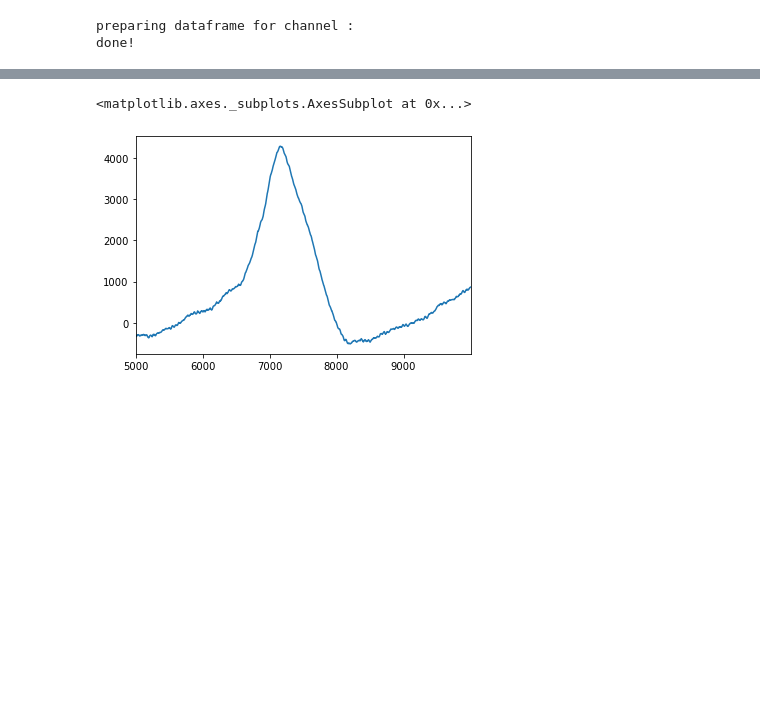
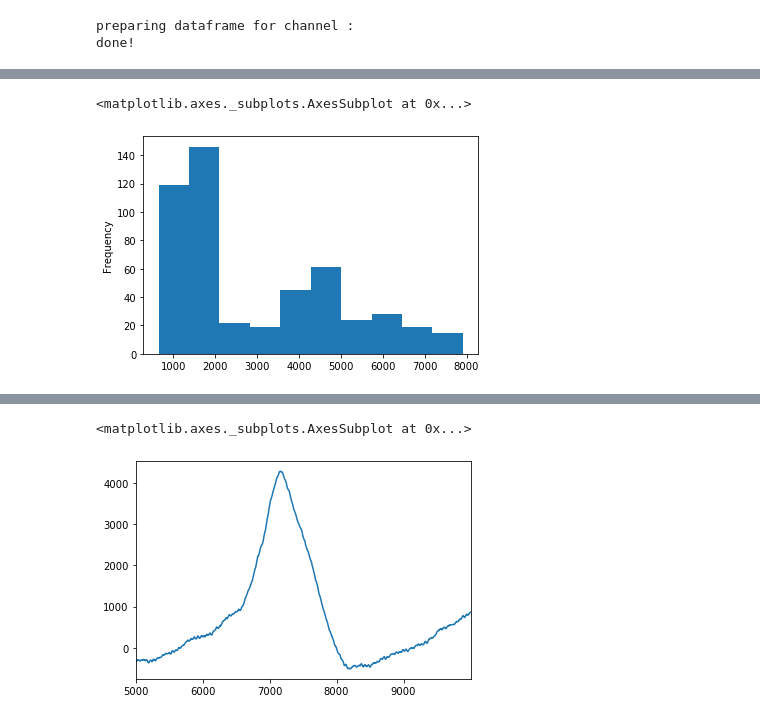
Before and after one commit to stbordoni/SiPM-XArapuca, a Jupyter notebook: calibration_ch2.ipynb, the cells around one changed output, grey strips where cells are left out. Drawn from its saved outputs; the diff is of its cells as text; code cells hidden in the pictures; blank space fills up the shorter version.

```diff
--- a/calibration_ch2.ipynb
+++ b/calibration_ch2.ipynb
@@ -311,0 +321,5 @@ df_wf_ch2_proc.to_csv("calib_ch2_501-1000files.csv")
+# %%
+df_wf_ch2_proc.loc[(df_wf_ch2_proc['pe height']>0)]['pe height'].plot(kind='hist', label='sample 1')
+# %% [output]
+<matplotlib.axes._subplots.AxesSubplot at 0x...>
+[figure, added]
```
Also changed, not shown: parts of 9 cells of this notebook, 2 other files.
